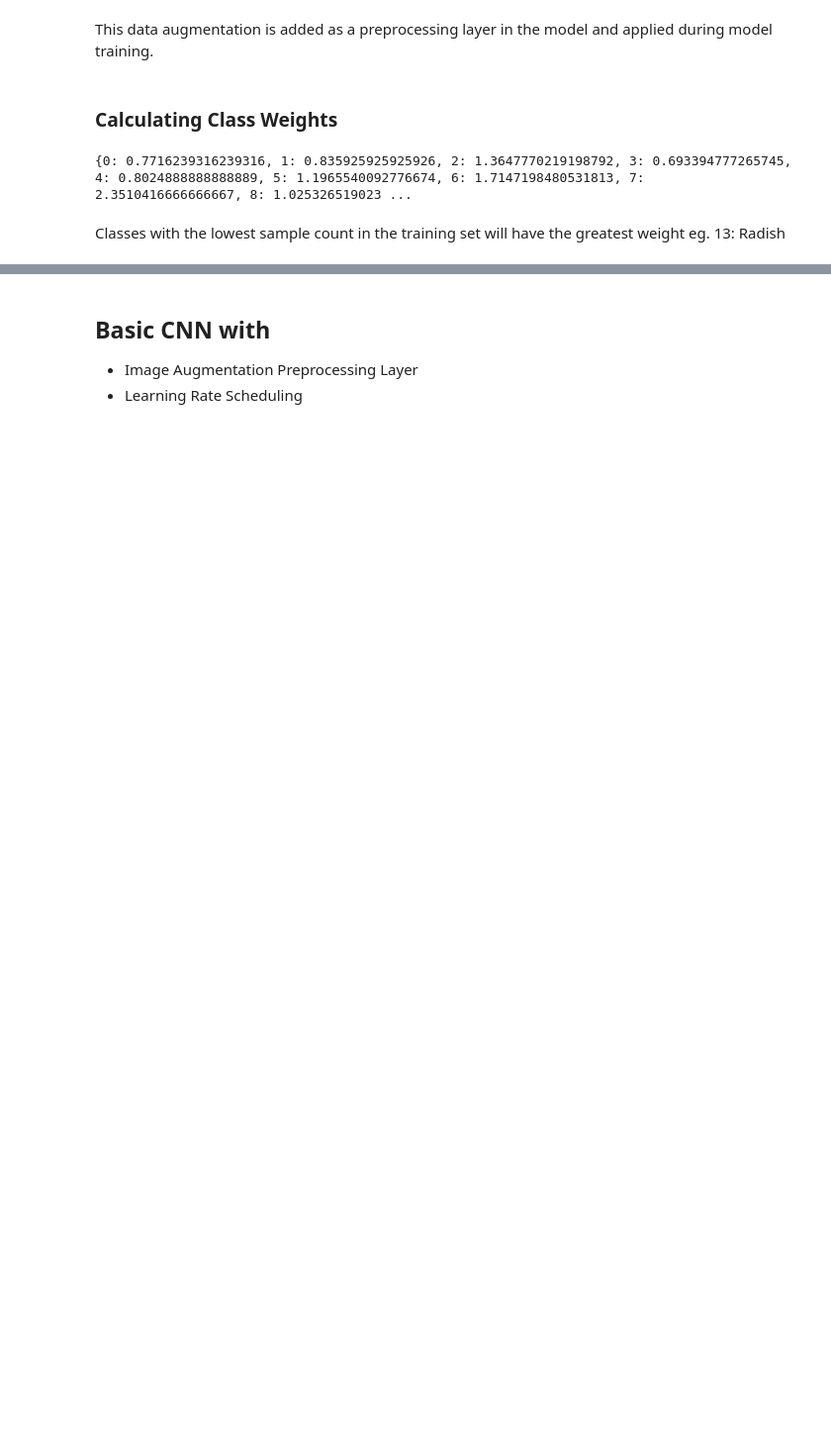
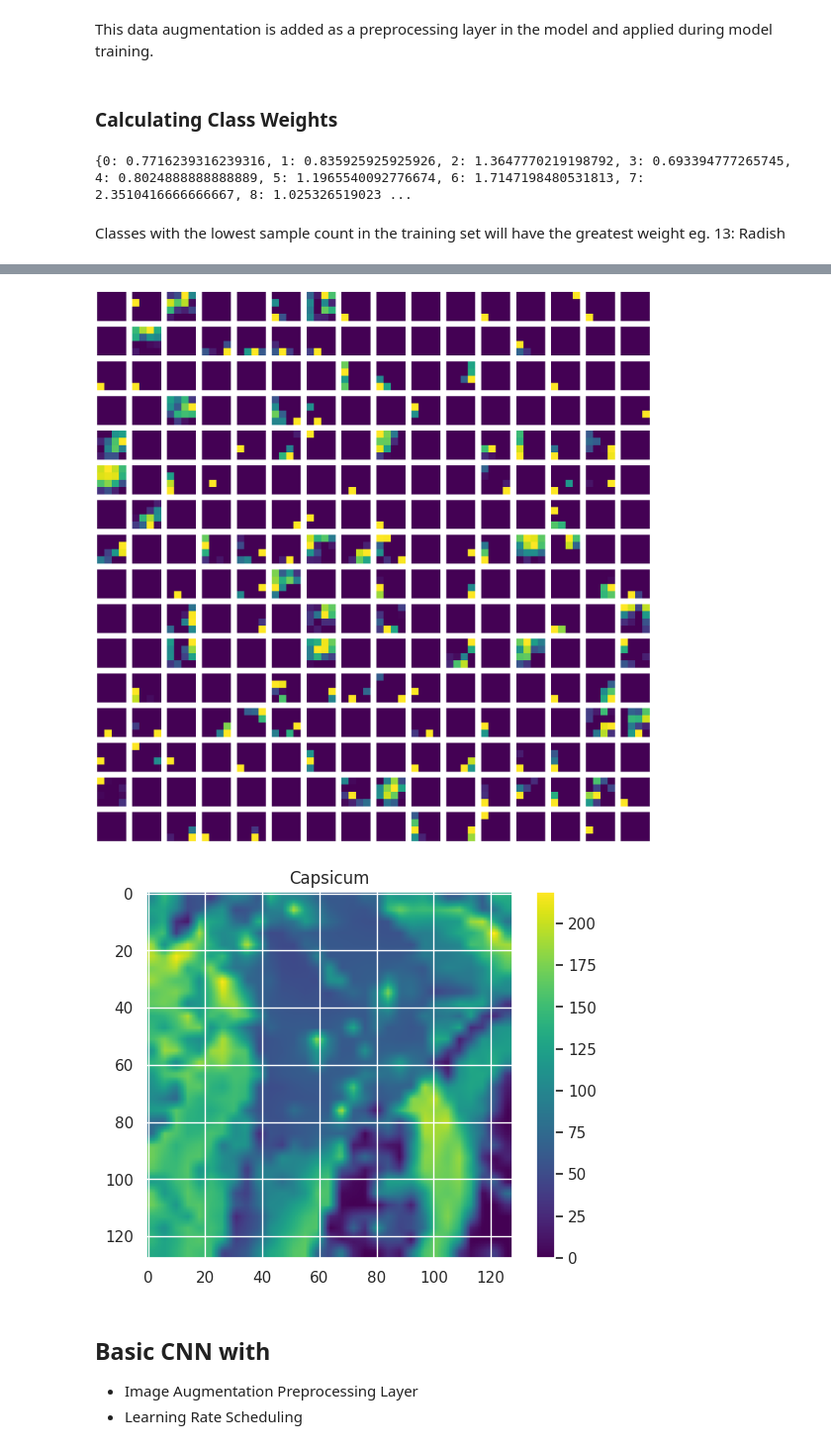
Before and after one commit to glennwuwu/vegetable-image-classification-cnn, a Jupyter notebook: CNN.ipynb, the cells around one changed output, grey strips where cells are left out. Shown at 99% size. Drawn from its saved outputs; the diff is of its cells as text; code cells hidden in the pictures; blank space fills up the shorter version.

```diff
--- a/CNN.ipynb
+++ b/CNN.ipynb
@@ -132,6 +141,8 @@ class_keys = {
     "Radish": 13,
     "Tomato": 14
 }
+
+inverted_class_keys = {v: k for k, v in class_keys.items()}
 # %%
 def load_images(folder_path, image_size):
     images = []
@@ -356,3 +438,40 @@ plot_history(history)
+# %%
+layer_outputs = [layer.output for layer in model_upscaled_small.layers]  # Choose the layers you want to visualize
+activation_model = Model(inputs=model_upscaled_small.input, outputs=layer_outputs)
+
+# Wrap the code inside a tf.function to prevent excessive retracing
+@tf.function
+def get_activations(input_data):
+    return activation_model(input_data)
+
+def display_conv_activation(image_index, activation_index, figsize=(32, 32)):
+
+    # Get activations for a specific layer for a sample input
+    activations = get_activations(np.expand_dims(resize_large(small_train_images)[image_index], axis=0))
+
+    activation_size = [x.shape for x in activations][activation_index][-1]
+    nrows = 4 if activation_size==32 else 8 if activation_size==64 or activation_size==128 else 16
+    ncols = 8 if activation_size==32 or activation_size==64 else 16
+
+    plt.figure(figsize=figsize)
+    # plt.title(f"{inverted_class_keys[train_labels[1].argmax()]} Image, Activation Layer {activation_index}", fontsize = 40)
+    for i in range(activation_size):
+        plt.subplot(nrows, ncols, i + 1)
+        plt.imshow(activations[activation_index][0, :, :, i], cmap='viridis')
+        plt.axis('off')
+    plt.show()
+
+def display_vege(image_index):
+    plt.title(inverted_class_keys[train_labels[1].argmax()])
+    plt.imshow(resize_large(small_train_images)[image_index], cmap='viridis')
+    plt.colorbar(orientation='vertical')
+    plt.show()
+# %%
+display_conv_activation(0, -6, figsize=(32, 32))
+display_vege(0)
+# %% [output]
+[figure, added]
+[figure, added]
 # %% [markdown]
 ## Basic CNN with
 * Image Augmentation Preprocessing Layer
```
Also changed, not shown: parts of 22 cells of this notebook, 5 other files.
